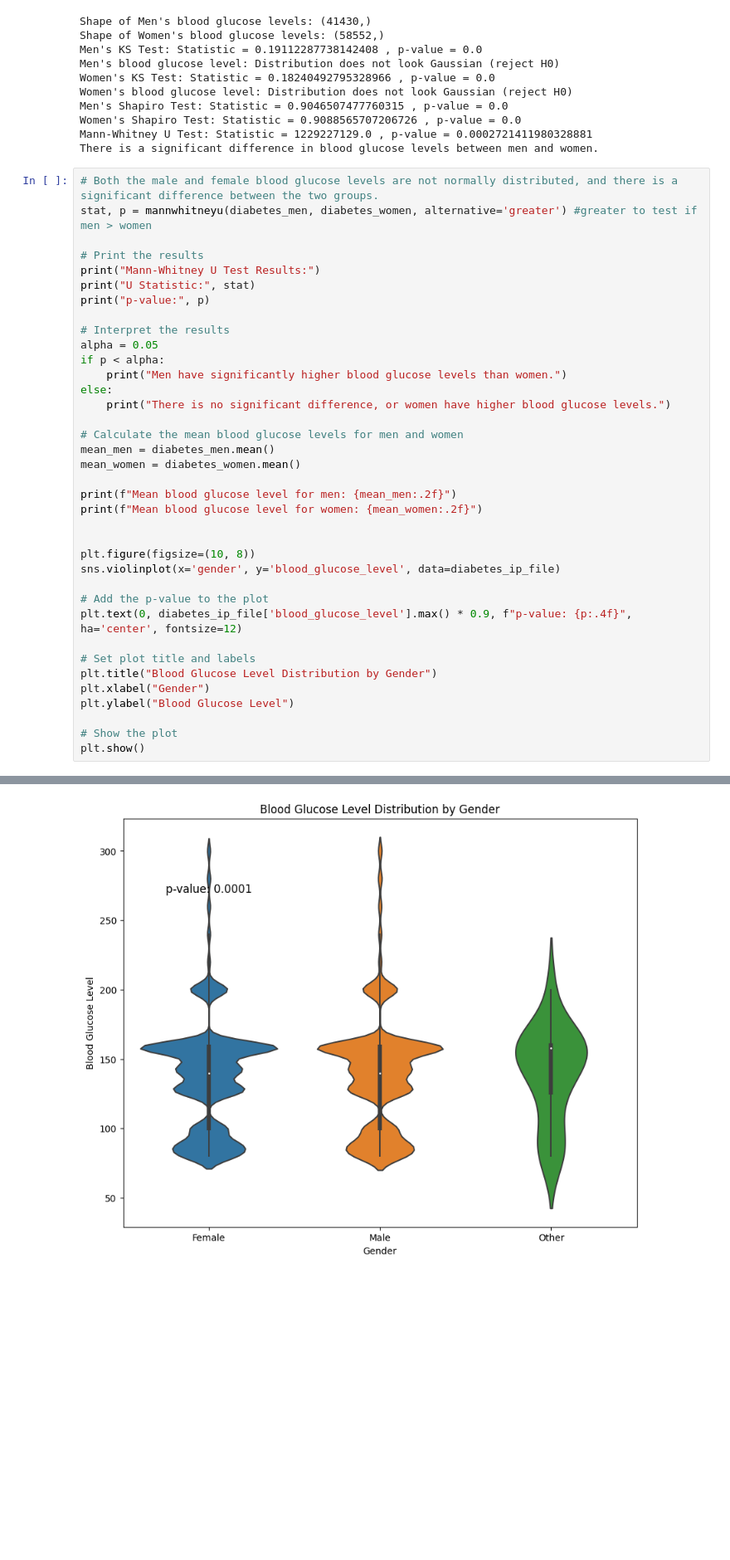
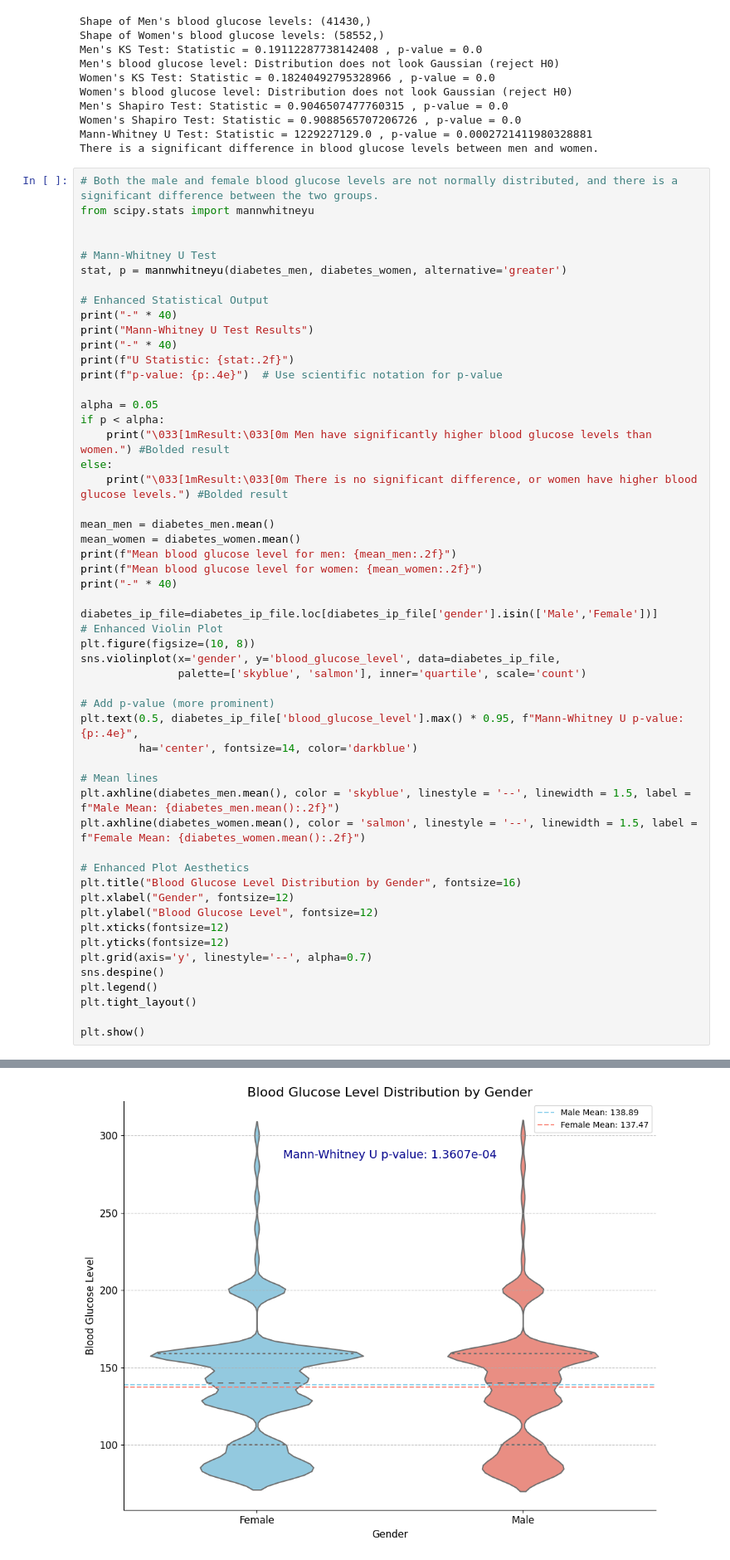
Before and after one commit to piyus22/SUGAR, a Jupyter notebook: diabetes_analysis.ipynb, the cells around one changed output, grey strips where cells are left out. Shown at 83% size. Cells and saved outputs as stored; diff of their text form; blank space fills up the shorter version.

```diff
--- a/diabetes_analysis.ipynb
+++ b/diabetes_analysis.ipynb
@@ -141,39 +267,55 @@ Mann-Whitney U Test: Statistic = 1229227129.0 , p-value = 0.0002721411980328881
 There is a significant difference in blood glucose levels between men and women.
 # %%
 # Both the male and female blood glucose levels are not normally distributed, and there is a significant difference between the two groups.
-stat, p = mannwhitneyu(diabetes_men, diabetes_women, alternative='greater') #greater to test if men > women
+from scipy.stats import mannwhitneyu
 
-# Print the results
-print("Mann-Whitney U Test Results:")
-print("U Statistic:", stat)
-print("p-value:", p)
 
-# Interpret the results
+# Mann-Whitney U Test
+stat, p = mannwhitneyu(diabetes_men, diabetes_women, alternative='greater')
+
+# Enhanced Statistical Output
+print("-" * 40)
+print("Mann-Whitney U Test Results")
+print("-" * 40)
+print(f"U Statistic: {stat:.2f}")
+print(f"p-value: {p:.4e}")  # Use scientific notation for p-value
+
 alpha = 0.05
 if p < alpha:
-    print("Men have significantly higher blood glucose levels than women.")
+    print("\033[1mResult:\033[0m Men have significantly higher blood glucose levels than women.") #Bolded result
 else:
-    print("There is no significant difference, or women have higher blood glucose levels.")
+    print("\033[1mResult:\033[0m There is no significant difference, or women have higher blood glucose levels.") #Bolded result
 
-# Calculate the mean blood glucose levels for men and women
 mean_men = diabetes_men.mean()
 mean_women = diabetes_women.mean()
-
 print(f"Mean blood glucose level for men: {mean_men:.2f}")
 print(f"Mean blood glucose level for women: {mean_women:.2f}")
+print("-" * 40)
 
+diabetes_ip_file=diabetes_ip_file.loc[diabetes_ip_file['gender'].isin(['Male','Female'])]
+# Enhanced Violin Plot
+plt.figure(figsize=(10, 8))
+sns.violinplot(x='gender', y='blood_glucose_level', data=diabetes_ip_file,
+               palette=['skyblue', 'salmon'], inner='quartile', scale='count')
 
-plt.figure(figsize=(10, 8))
-sns.violinplot(x='gender', y='blood_glucose_level', data=diabetes_ip_file)
+# Add p-value (more prominent)
+plt.text(0.5, diabetes_ip_file['blood_glucose_level'].max() * 0.95, f"Mann-Whitney U p-value: {p:.4e}",
+         ha='center', fontsize=14, color='darkblue')
 
-# Add the p-value to the plot
-plt.text(0, diabetes_ip_file['blood_glucose_level'].max() * 0.9, f"p-value: {p:.4f}", ha='center', fontsize=12)
+# Mean lines
+plt.axhline(diabetes_men.mean(), color = 'skyblue', linestyle = '--', linewidth = 1.5, label = f"Male Mean: {diabetes_men.mean():.2f}")
+plt.axhline(diabetes_women.mean(), color = 'salmon', linestyle = '--', linewidth = 1.5, label = f"Female Mean: {diabetes_women.mean():.2f}")
 
-# Set plot title and labels
-plt.title("Blood Glucose Level Distribution by Gender")
-plt.xlabel("Gender")
-plt.ylabel("Blood Glucose Level")
+# Enhanced Plot Aesthetics
+plt.title("Blood Glucose Level Distribution by Gender", fontsize=16)
+plt.xlabel("Gender", fontsize=12)
+plt.ylabel("Blood Glucose Level", fontsize=12)
+plt.xticks(fontsize=12)
+plt.yticks(fontsize=12)
+plt.grid(axis='y', linestyle='--', alpha=0.7)
+sns.despine()
+plt.legend()
+plt.tight_layout()
 
-# Show the plot
 plt.show()
 # %% [output]
@@ -186 +331 @@ Mean blood glucose level for women: 137.47
-[figure, old version]
+[figure, new version]
```
Also changed, not shown: parts of 10 cells of this notebook.
